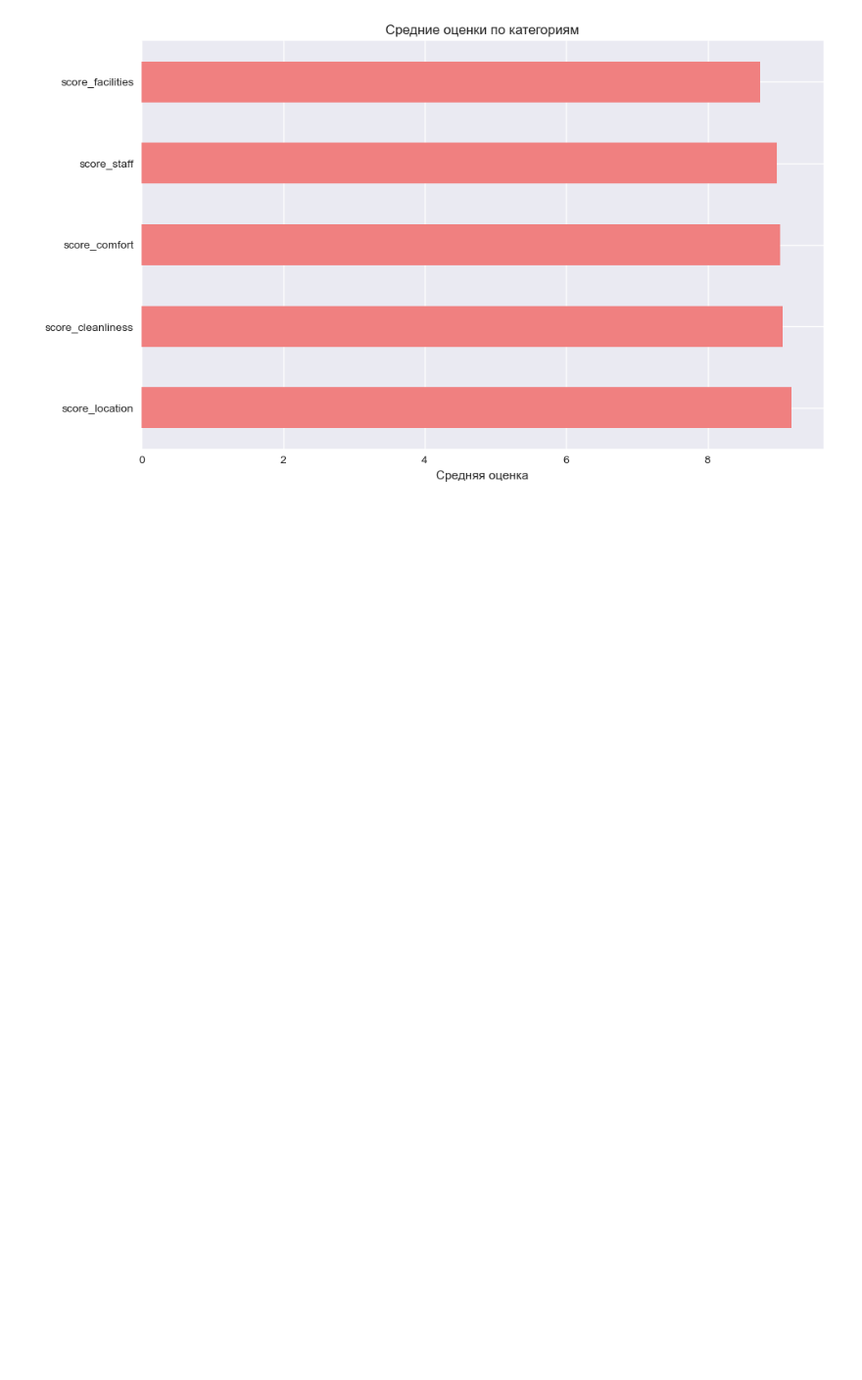
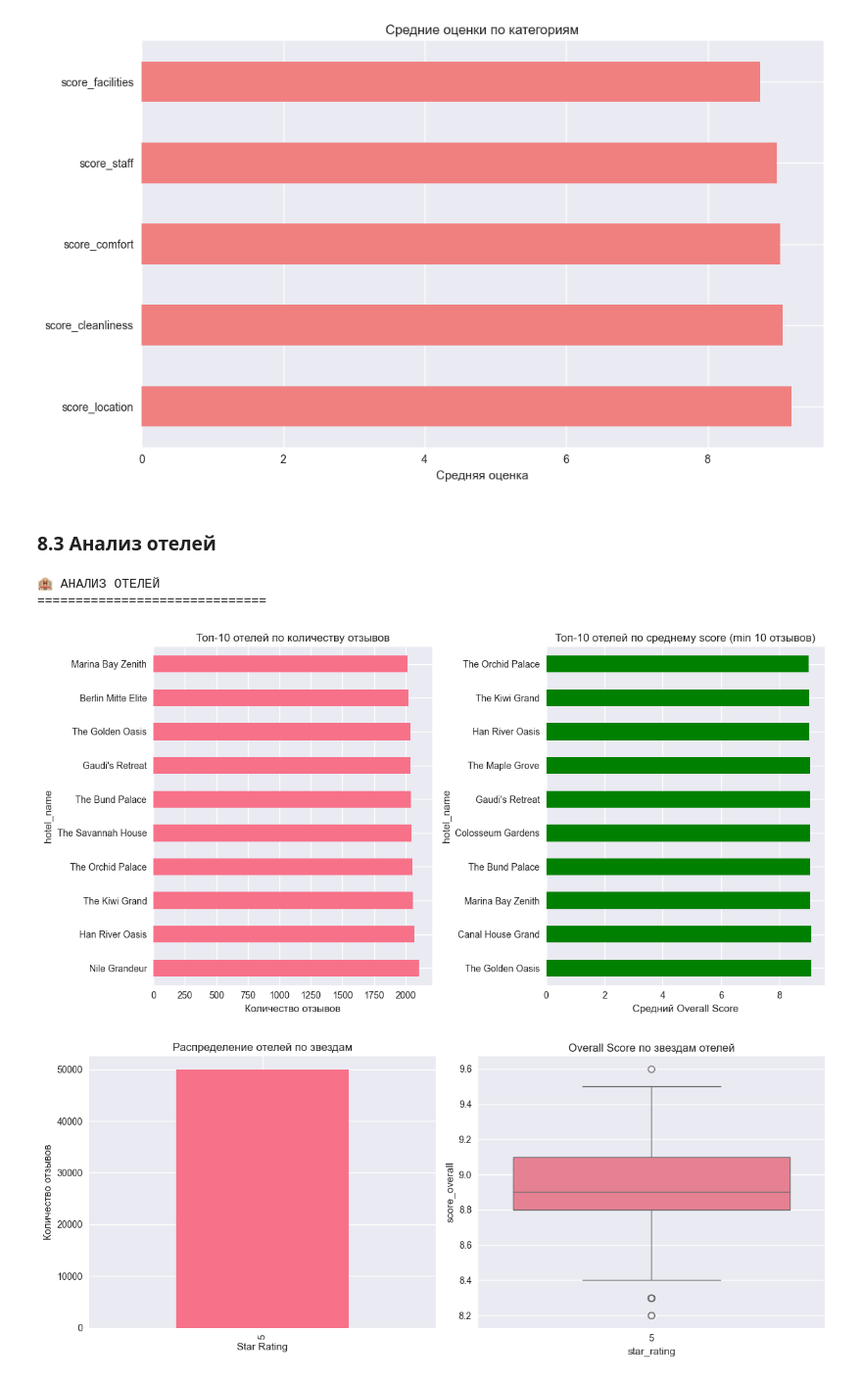
Before and after one commit to igr43/booking_ml_project, a Jupyter notebook: analysis.ipynb, the cells around one changed output. Shown at 98% size. Drawn from its saved outputs; the diff is of its cells as text; code cells hidden in the pictures; blank space fills up the shorter version.

Commit message:
Завершил разведочный анализ данных: выполнил анализ отелей, пользователей и взаимосвязей, проверил гипотезы.

```diff
--- a/analysis.ipynb
+++ b/analysis.ipynb
@@ -396,3 +396,49 @@ plt.show()
 # %% [output]
 [figure]
 [figure]
+# %% [markdown]
+### 8.3 Анализ отелей
+# %%
+print("АНАЛИЗ ОТЕЛЕЙ")
+print("=" * 30)
+
+# Топ-10 отелей по количеству отзывов
+top_hotels_reviews = df_processed.groupby('hotel_name').agg({
+    'score_overall': ['count', 'mean']
+}).round(3)
+top_hotels_reviews.columns = ['review_count', 'avg_score']
+top_hotels_reviews = top_hotels_reviews.sort_values('review_count', ascending=False)
+
+plt.figure(figsize=(12, 6))
+plt.subplot(1, 2, 1)
+top_hotels_reviews.head(10)['review_count'].plot(kind='barh')
+plt.title('Топ-10 отелей по количеству отзывов')
+plt.xlabel('Количество отзывов')
+
+plt.subplot(1, 2, 2)
+top_hotels_reviews[top_hotels_reviews['review_count'] > 10].nlargest(10, 'avg_score')['avg_score'].plot(kind='barh', color='green')
+plt.title('Топ-10 отелей по среднему score (min 10 отзывов)')
+plt.xlabel('Средний Overall Score')
+plt.tight_layout()
+plt.show()
+
+# Распределение по звездам отелей
+if 'star_rating' in df_processed.columns:
+    plt.figure(figsize=(12, 5))
+
+    plt.subplot(1, 2, 1)
+    df_processed['star_rating'].value_counts().sort_index().plot(kind='bar')
+    plt.title('Распределение отелей по звездам')
+    plt.xlabel('Star Rating')
+    plt.ylabel('Количество отзывов')
+
+    plt.subplot(1, 2, 2)
+    sns.boxplot(data=df_processed, x='star_rating', y='score_overall')
+    plt.title('Overall Score по звездам отелей')
+    plt.tight_layout()
+    plt.show()
+# %% [output]
+🏨 АНАЛИЗ ОТЕЛЕЙ
+==============================
+[figure, added]
+[figure, added]
```
Also changed, not shown: parts of 7 cells of this notebook.
